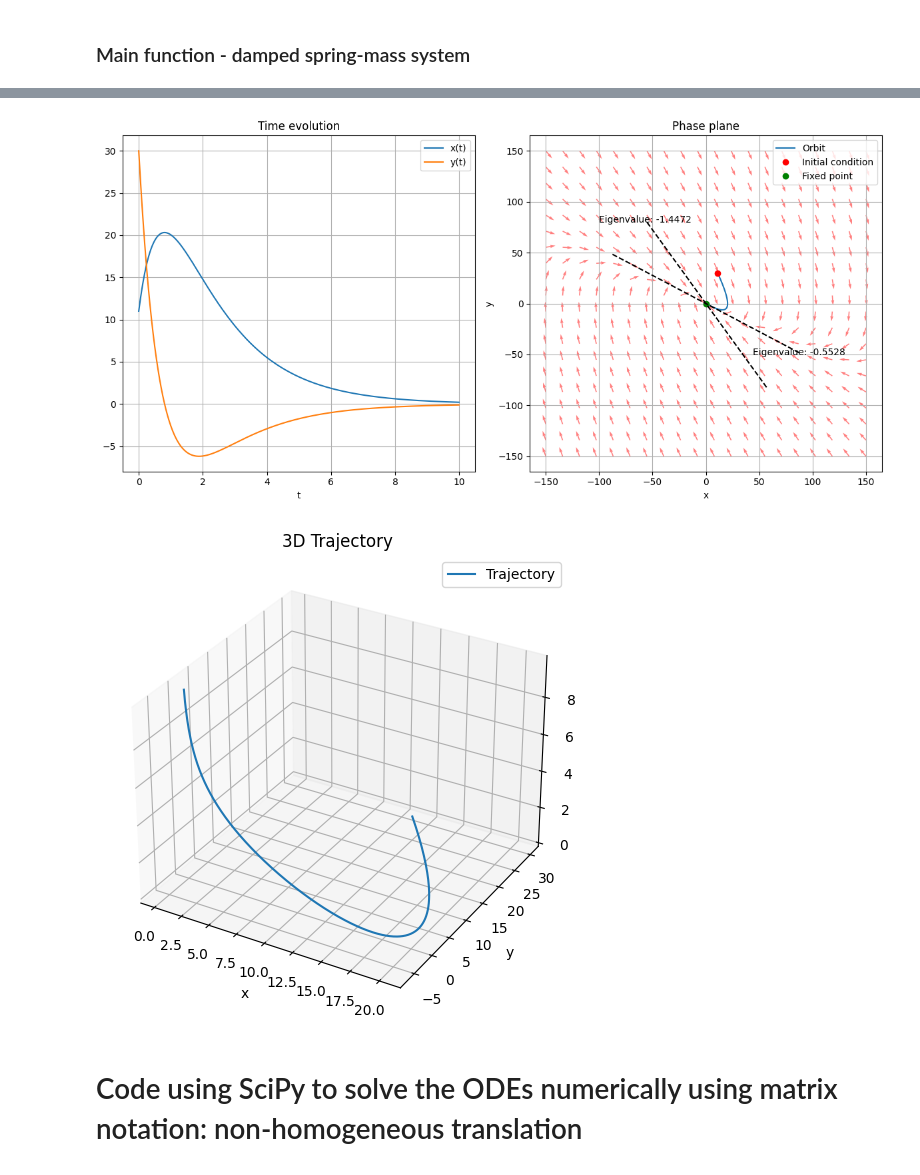
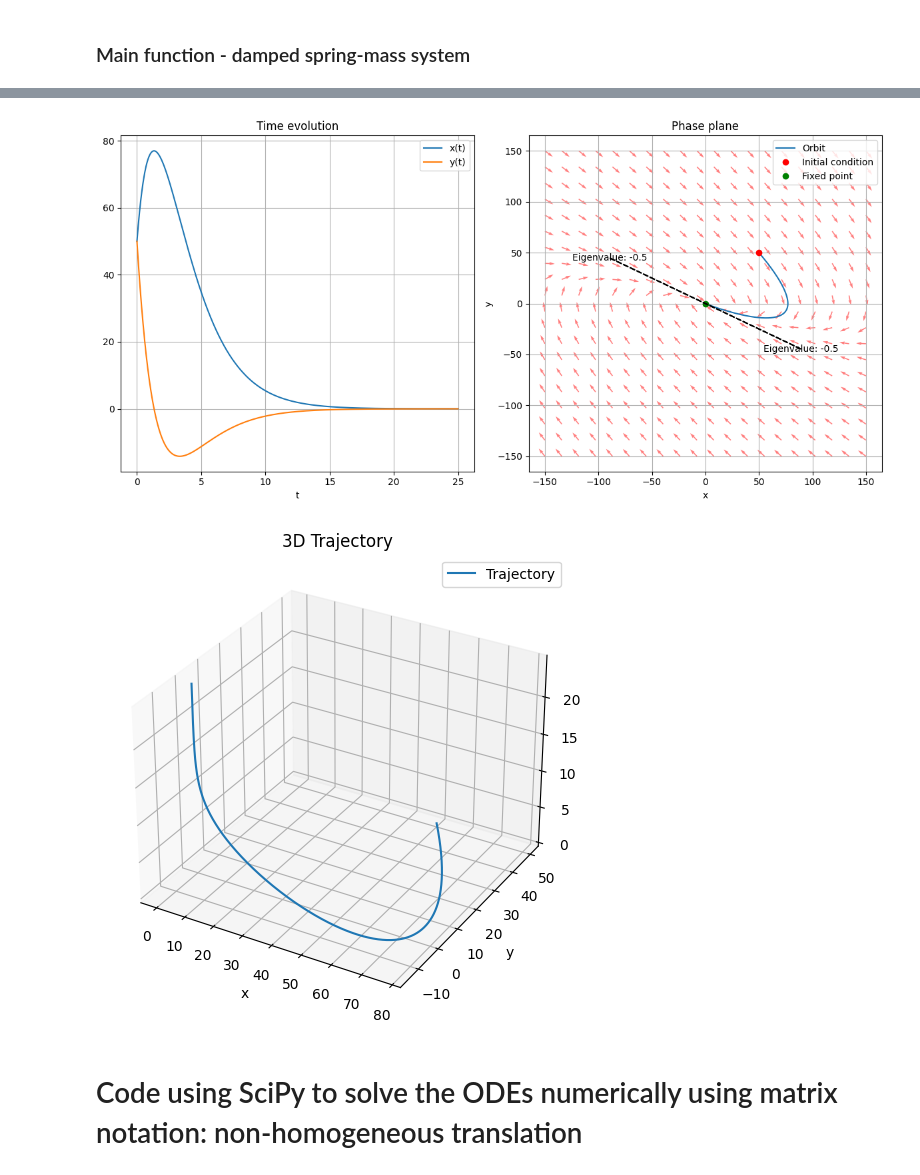
Before and after one commit to marcosgvjunior/Bidimensional-FirstOrder-Dynamical-Systems, a Jupyter notebook: BidimensionalFirstOrderODEs.ipynb, the cells around one changed output, grey strips where cells are left out. Drawn from its saved outputs; the diff is of its cells as text; code cells hidden in the pictures.

```diff
--- a/BidimensionalFirstOrderODEs.ipynb
+++ b/BidimensionalFirstOrderODEs.ipynb
@@ -560,14 +560,14 @@ The fixed points are at x=0.0 and y=0.0
 def main():
     # Define parameter exs
     param_exs = {
-        'overdamped': {"m": 1, "k": 0.8, "alpha": 2},  # alpha^2 > 4*m*k
-        'critically_damped': {"m": 1, "k": 0.4, "alpha": 1},  # alpha^2 = 4*m*k
-        'underdamped': {"m": 1, "k": 0.4, "alpha": 0.5},  # alpha^2 < 4*m*k
-        'undamped': {"m": 1, "k": 0.4, "alpha": 0}  # alpha = 0
+        'overdamped': {"m": 1, "k": 0.25, "alpha": 1.5},  # alpha^2 > 4*m*k
+        'critically_damped': {"m": 1, "k": 0.25, "alpha": 1},  # alpha^2 = 4*m*k
+        'underdamped': {"m": 1, "k": 0.25, "alpha": 0.4},  # alpha^2 < 4*m*k
+        'undamped': {"m": 1, "k": 0.25, "alpha": 0}  # alpha = 0
     }
 
     # Select the parameter ex
-    selected_ex = 'overdamped'
+    selected_ex = 'critically_damped'
     m = param_exs[selected_ex]['m']
     k = param_exs[selected_ex]['k']
     alpha = param_exs[selected_ex]['alpha']
@@ -585,8 +585,8 @@ def main():
     A = np.array([[0, 1], [-k/m, -alpha/m]])
 
     # set parameters and initial conditions
-    state0 = [11.0, 30]
-    t = np.arange(0.0, 10.0, 0.01)
+    state0 = [50.0, 50.0]
+    t = np.arange(0.0, 25.0, 0.01)
 
     # analyze the system
     properties, stability, uniqueness = system_properties(A)
@@ -637,9 +640,9 @@ Diagonal matrix of eigenvalues:
 
 All fixed points of the system are stable.
 The system has a unique solution.
 The fixed points are at x=0.0 and y=0.0
-[figure, old version]
+[figure, new version]
-[figure, old version]
+[figure, new version]
 # %% [markdown]
 # Code using SciPy to solve the ODEs numerically using matrix notation: non-homogeneous translation
 # %% [markdown]
```
Also changed, not shown: parts of 1 cell of this notebook.
